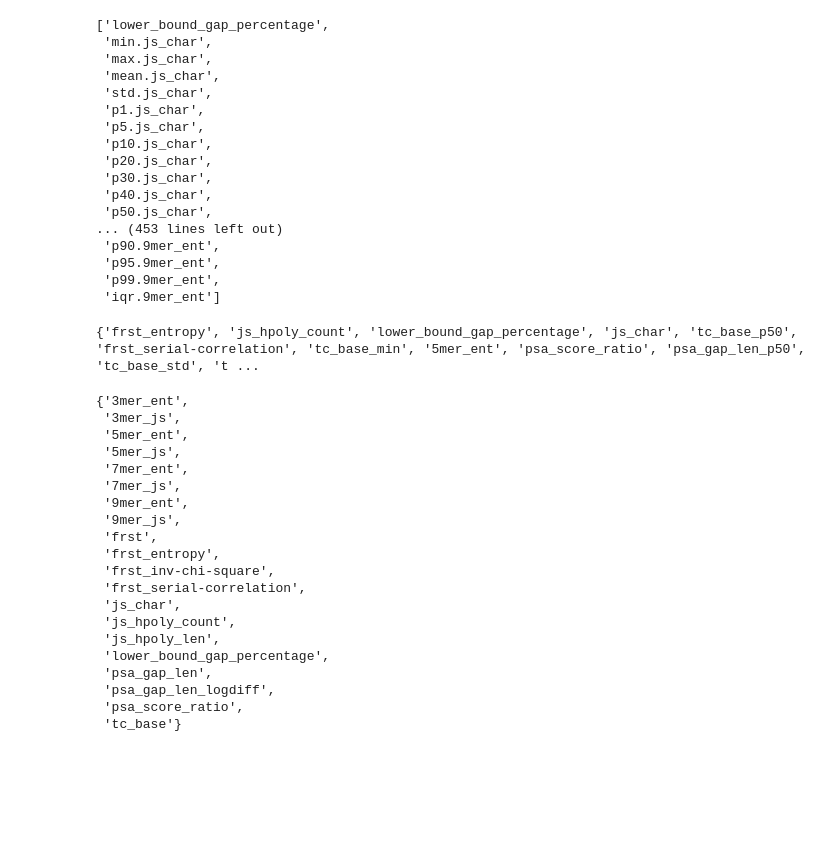
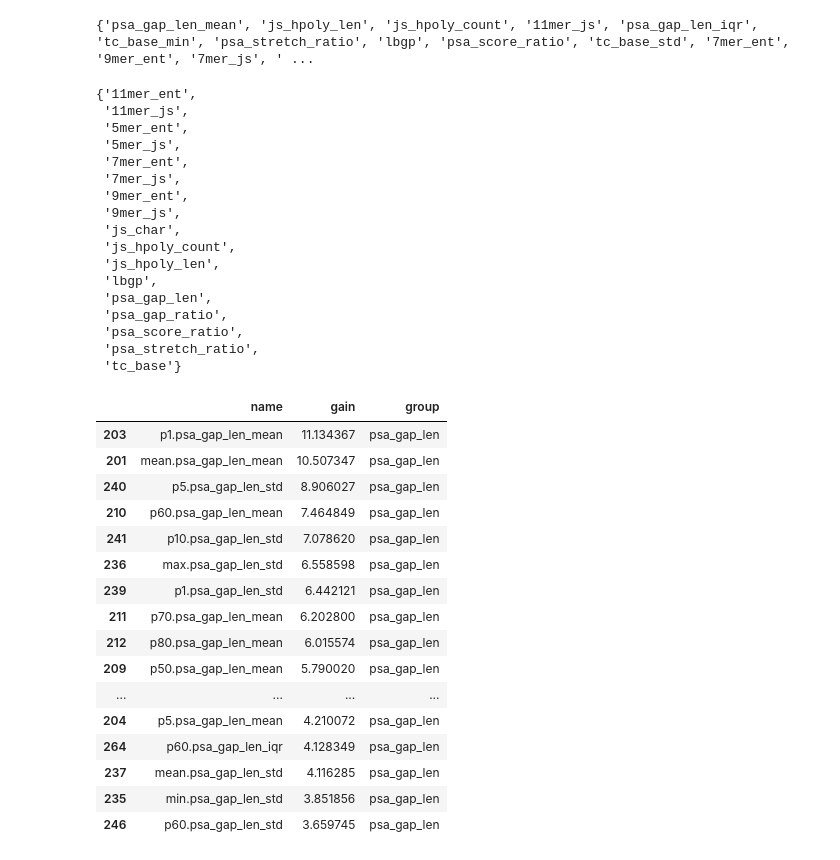
Before and after one commit to MaBody/aldiscore, a Jupyter notebook: notebooks/studies/feature_importance.ipynb, the cells around one changed output. Cells and saved outputs as stored; diff of their text form; code cells hidden in the pictures; blank space fills up the shorter version.

```diff
--- a/notebooks/studies/feature_importance.ipynb
+++ b/notebooks/studies/feature_importance.ipynb
@@ -77,25 +89,5 @@ array([1.76741837e+01, 9.05170046e-01, 3.90400951e+00, 7.21766775e-01,
-# %%
-clean_feat_names
-# %% [output]
-['lower_bound_gap_percentage',
- 'min.js_char',
- 'max.js_char',
- 'mean.js_char',
- 'std.js_char',
- 'p1.js_char',
- 'p5.js_char',
- 'p10.js_char',
- 'p20.js_char',
- 'p30.js_char',
- 'p40.js_char',
- 'p50.js_char',
-... (453 lines left out)
- 'p90.9mer_ent',
- 'p95.9mer_ent',
- 'p99.9mer_ent',
- 'iqr.9mer_ent']
 # %%
-imp_df = pd.concat([pd.Series(clean_feat_names), pd.Series(imps)], axis=1)
+imp_df = pd.concat([pd.Series(model.feature_name()), pd.Series(imps)], axis=1)
 imp_df.columns = ["name", "gain"]
 imp_df
 imp_df["group"] = pd.Series(imp_df.name.str.split(".").map(lambda v: v[-1]))
@@ -117,25 +109,44 @@ for pat in [
 groups = set(imp_df.group)
 groups
 # %% [output]
-{'frst_entropy', 'js_hpoly_count', 'lower_bound_gap_percentage', 'js_char', 'tc_base_p50', 'frst_serial-correlation', 'tc_base_min', '5mer_ent', 'psa_score_ratio', 'psa_gap_len_p50', 'tc_base_std', 't ...
+{'psa_gap_len_mean', 'js_hpoly_len', 'js_hpoly_count', '11mer_js', 'psa_gap_len_iqr', 'tc_base_min', 'psa_stretch_ratio', 'lbgp', 'psa_score_ratio', 'tc_base_std', '7mer_ent', '9mer_ent', '7mer_js', ' ...
-{'3mer_ent',
- '3mer_js',
+{'11mer_ent',
+ '11mer_js',
  '5mer_ent',
  '5mer_js',
  '7mer_ent',
  '7mer_js',
  '9mer_ent',
  '9mer_js',
- 'frst',
- 'frst_entropy',
- 'frst_inv-chi-square',
- 'frst_serial-correlation',
  'js_char',
  'js_hpoly_count',
  'js_hpoly_len',
- 'lower_bound_gap_percentage',
+ 'lbgp',
  'psa_gap_len',
- 'psa_gap_len_logdiff',
+ 'psa_gap_ratio',
  'psa_score_ratio',
+ 'psa_stretch_ratio',
  'tc_base'}
+# %%
+imp_df.loc[imp_df.name.str.contains("gap_len")].sort_values(
+    "gain", ascending=False
+).iloc[:20]
+# %% [output]
+|  | name | gain | group |
+| 203 | p1.psa_gap_len_mean | 11.134367 | psa_gap_len |
+| 201 | mean.psa_gap_len_mean | 10.507347 | psa_gap_len |
+| 240 | p5.psa_gap_len_std | 8.906027 | psa_gap_len |
+| 210 | p60.psa_gap_len_mean | 7.464849 | psa_gap_len |
+| 241 | p10.psa_gap_len_std | 7.078620 | psa_gap_len |
+| 236 | max.psa_gap_len_std | 6.558598 | psa_gap_len |
+| 239 | p1.psa_gap_len_std | 6.442121 | psa_gap_len |
+| 211 | p70.psa_gap_len_mean | 6.202800 | psa_gap_len |
+| 212 | p80.psa_gap_len_mean | 6.015574 | psa_gap_len |
+| 209 | p50.psa_gap_len_mean | 5.790020 | psa_gap_len |
+| ... | ... | ... | ... |
+| 204 | p5.psa_gap_len_mean | 4.210072 | psa_gap_len |
+| 264 | p60.psa_gap_len_iqr | 4.128349 | psa_gap_len |
+| 237 | mean.psa_gap_len_std | 4.116285 | psa_gap_len |
+| 235 | min.psa_gap_len_std | 3.851856 | psa_gap_len |
+| 246 | p60.psa_gap_len_std | 3.659745 | psa_gap_len |
 # %%
```
Also changed, not shown: parts of 8 cells of this notebook, 2 other files.
